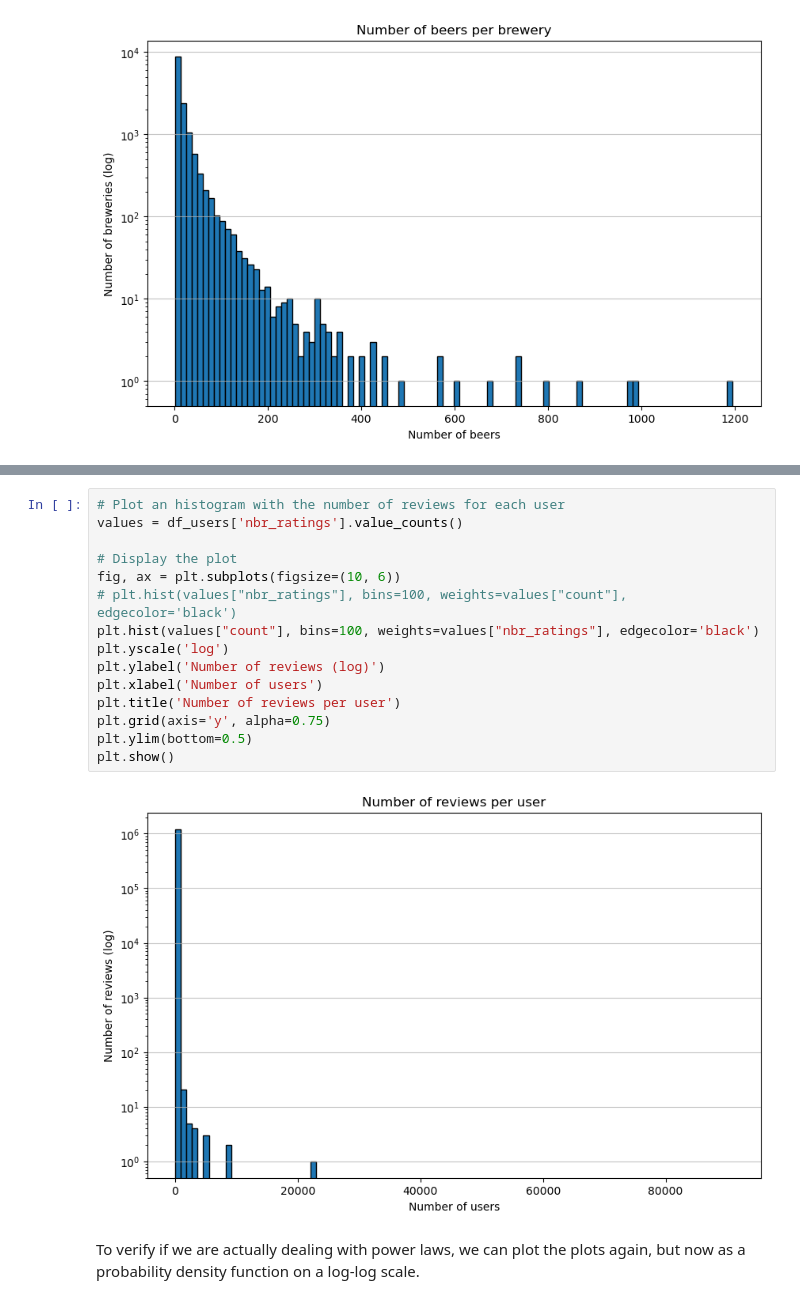
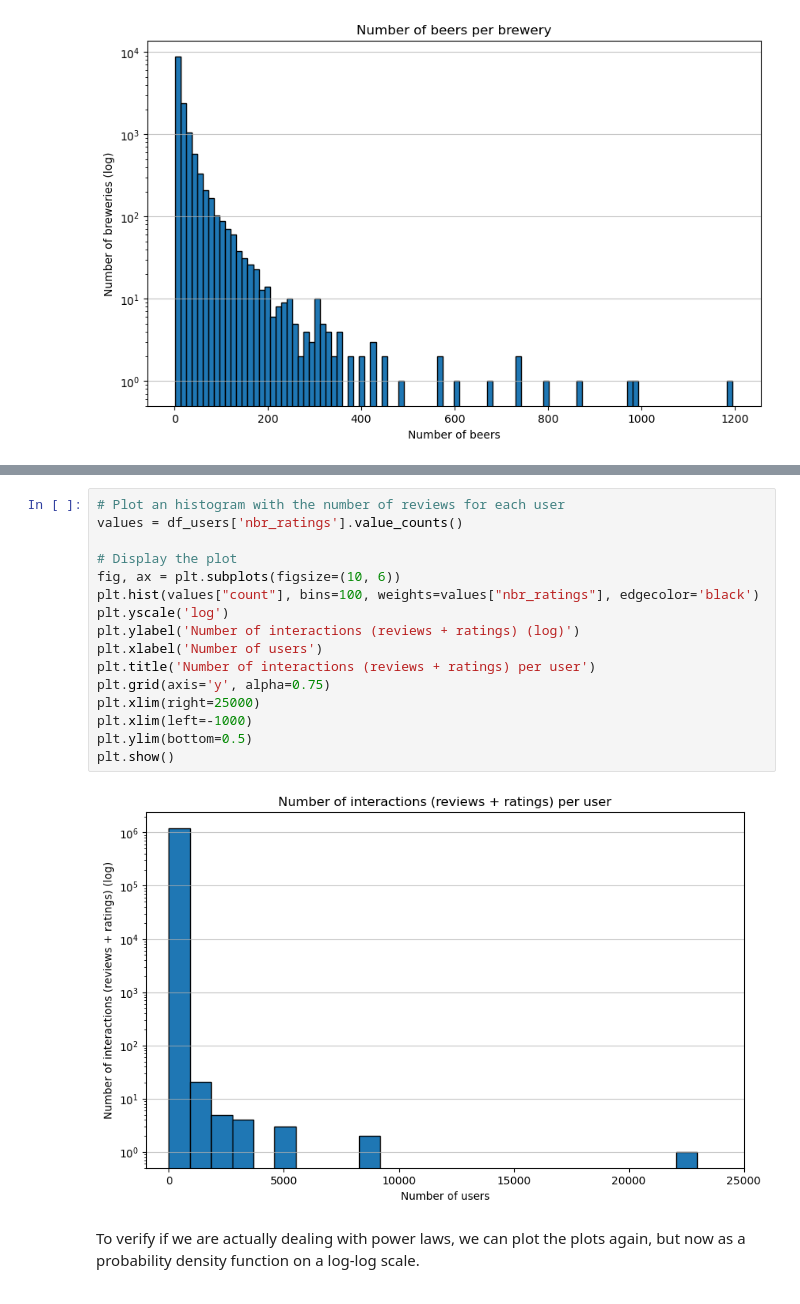
Before and after one commit to epfl-ada/ada-2024-project-sadamasochists, a Jupyter notebook: results.ipynb, the cells around one changed output, grey strips where cells are left out. Drawn from its saved outputs; the diff is of its cells as text.

```diff
--- a/results.ipynb
+++ b/results.ipynb
@@ -421,20 +106,21 @@ plt.show()
 # %%
 # Plot an histogram with the number of reviews for each user
 values = df_users['nbr_ratings'].value_counts()
 
 # Display the plot
 fig, ax = plt.subplots(figsize=(10, 6))
-# plt.hist(values["nbr_ratings"], bins=100, weights=values["count"], edgecolor='black')
 plt.hist(values["count"], bins=100, weights=values["nbr_ratings"], edgecolor='black')
 plt.yscale('log')
-plt.ylabel('Number of reviews (log)')
+plt.ylabel('Number of interactions (reviews + ratings) (log)')
 plt.xlabel('Number of users')
-plt.title('Number of reviews per user')
+plt.title('Number of interactions (reviews + ratings) per user')
 plt.grid(axis='y', alpha=0.75)
+plt.xlim(right=25000)
+plt.xlim(left=-1000)
 plt.ylim(bottom=0.5)
 plt.show()
 # %% [output]
-[figure, old version]
+[figure, new version]
 # %% [markdown]
 To verify if we are actually dealing with power laws, we can plot the plots again, but now as a probability density function on a log-log scale.
 # %%
```
Also changed, not shown: parts of 110 cells of this notebook, 2 other files.
